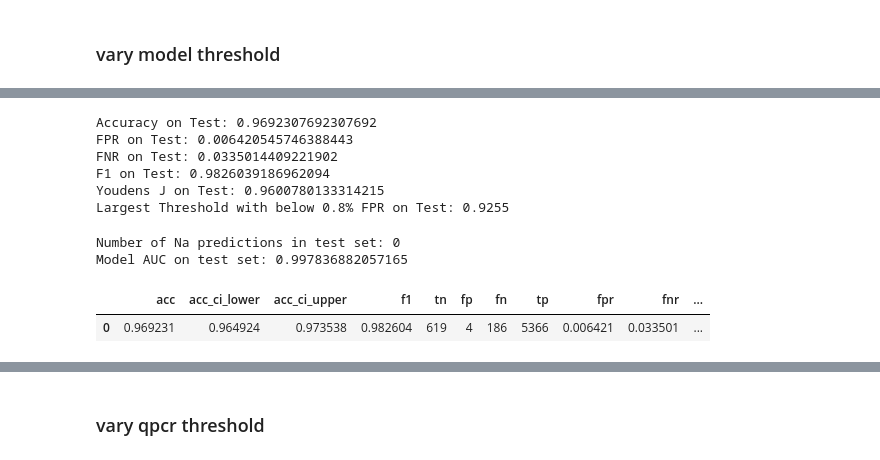
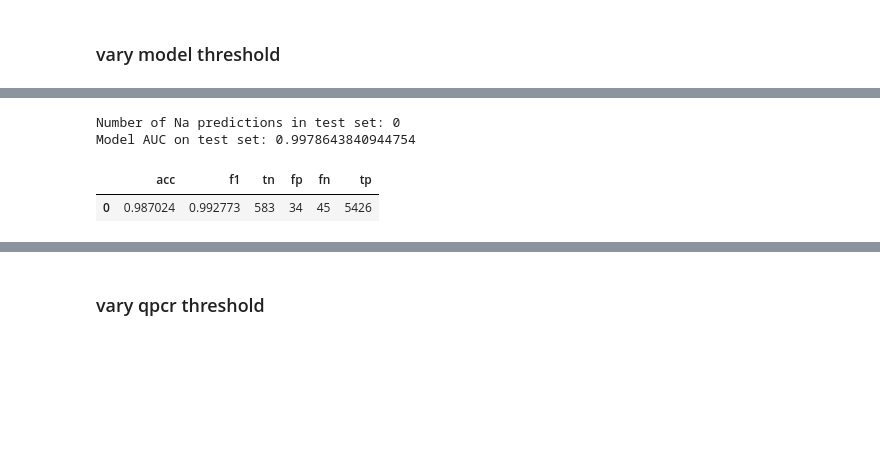
Before and after one commit to hhhvu/PCR_simulation, a Jupyter notebook: evaluation/paper_plots/paper_plots_IGI_thresholds.ipynb, the cells around one changed output, grey strips where cells are left out. Drawn from its saved outputs; the diff is of its cells as text; code cells hidden in the pictures; blank space fills up the shorter version.

```diff
--- a/evaluation/paper_plots/paper_plots_IGI_thresholds.ipynb
+++ b/evaluation/paper_plots/paper_plots_IGI_thresholds.ipynb
@@ -370,29 +236,16 @@ summary_table(retest_pred)
 # %% [markdown]
 ### vary model threshold
 # %%
-from tqdm import tqdm
-
-#model_dict = {'thres':[], 'acc':[],'fnr':[], 'fpr':[], 'pos_frac':[]}
-model_dict = {'thres':[], 'acc':[], 'fnr':[], 'fpr':[], 'pos_frac':[], 'f1_score':[], 'youdens_j':[]}
-for i in tqdm(np.arange(0,1,0.0005)):
+model_dict = {'thres':[], 'acc':[],'fnr':[], 'fpr':[], 'pos_frac':[]}
+for i in np.arange(0,1,0.001):
     test_pred['pred'] = 1*(test_pred.outputs >= i)
     tn, fp, fn, tp = confusion_matrix(test_pred.groundtruth_label, test_pred.pred, labels=np.array([0,1])).ravel()
-
-    precision = tp / (tp + fp) if (tp + fp) > 0 else 0
-    recall = tp / (tp + fn) if (tp + fn) > 0 else 0
-    f1 = 2 * (precision * recall) / (precision + recall) if (precision + recall) > 0 else 0
-
-    sensitivity = tp / (tp + fn) if (tp + fn) > 0 else 0
-    specificity = tn / (tn + fp) if (tn + fp) > 0 else 0
-    youdens_j = sensitivity + specificity - 1
 
     model_dict['thres'].append(i)
     model_dict['acc'].append((tp+tn)/(tp+fp+tn+fn))
     model_dict['fnr'].append(fn/(fn+tp))
     model_dict['fpr'].append(fp/(fp+tn))
     model_dict['pos_frac'].append((tp+fp)/(tp+fp+tn+fn))
-    model_dict['f1_score'].append(f1)
-    model_dict['youdens_j'].append(youdens_j)
 
 model_dict_df = pd.DataFrame(model_dict)
 # %%
@@ -471,40 +263,11 @@ Largest Threshold with 0% FPR on Test: 0.9965
-# %%
-# Filter for rows where FPR is 0
-zero_fpr_df = model_dict_df[model_dict_df['fpr'] < 0.008]
-
-# If there are no thresholds with 0 FPR, inform the user
-if zero_fpr_df.empty:
-    print("No threshold found with 0% False Positive Rate.")
-else:
-    # Find the index of the largest threshold among those with 0 FPR
-    best_threshold_idx = zero_fpr_df['youdens_j'].idxmax() #f1_score, youdens_j
-    best_threshold = zero_fpr_df.loc[best_threshold_idx, 'thres']
-    test_pred['pred'] = 1*(test_pred.outputs >= best_threshold)
-
-    print('Accuracy on Test:', zero_fpr_df.loc[best_threshold_idx, 'acc'])
-    print('FPR on Test:', zero_fpr_df.loc[best_threshold_idx, 'fpr'])
-    print('FNR on Test:', zero_fpr_df.loc[best_threshold_idx, 'fnr'])
-    print('F1 on Test:', zero_fpr_df.loc[best_threshold_idx, 'f1_score'])
-    print('Youdens J on Test:', zero_fpr_df.loc[best_threshold_idx, 'youdens_j'])
-    print('Largest Threshold with below 0.8% FPR on Test:', best_threshold)
-# %% [output]
-Accuracy on Test: 0.9692307692307692
-FPR on Test: 0.006420545746388443
-FNR on Test: 0.0335014409221902
-F1 on Test: 0.9826039186962094
-Youdens J on Test: 0.9600780133314215
-Largest Threshold with below 0.8% FPR on Test: 0.9255
 # %%
 print('Number of Na predictions in test set:', test_pred.outputs.isna().sum())
 model_test_auc = roc_auc_score(test_pred[~test_pred.outputs.isna()].groundtruth_label, test_pred[~test_pred.outputs.isna()].outputs)
 print('Model AUC on test set:', model_test_auc)
-#test_pred['pred'] = 1*(test_pred.outputs >= best_acc_threshold)
-df = calc_metrics(test_pred.groundtruth_label, test_pred.pred)
-df['fnr'] = df.fn/(df.fn+df.tp)
-df['fpr'] = df.fp/(df.fp + df.tn)
-df
+test_pred['pred'] = 1*(test_pred.outputs >= best_acc_threshold)
+calc_metrics(test_pred.groundtruth_label, test_pred.pred)
 # %% [output]
 Number of Na predictions in test set: 0
-Model AUC on test set: 0.997836882057165
+Model AUC on test set: 0.9978643840944754
-|  | acc | acc_ci_lower | acc_ci_upper | f1 | tn | fp | fn | tp | fpr | fnr | ... |
-| 0 | 0.969231 | 0.964924 | 0.973538 | 0.982604 | 619 | 4 | 186 | 5366 | 0.006421 | 0.033501 | ... |
+|  | acc | f1 | tn | fp | fn | tp |
+| 0 | 0.987024 | 0.992773 | 583 | 34 | 45 | 5426 |
```
Also changed, not shown: parts of 271 cells of this notebook, 1 other file.
